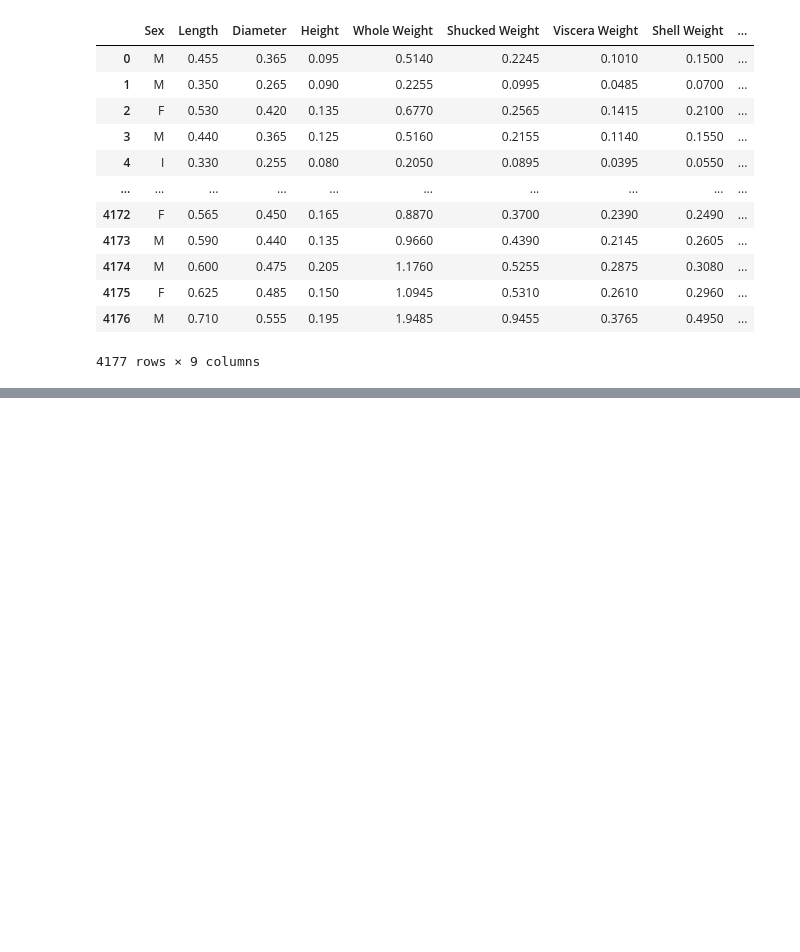
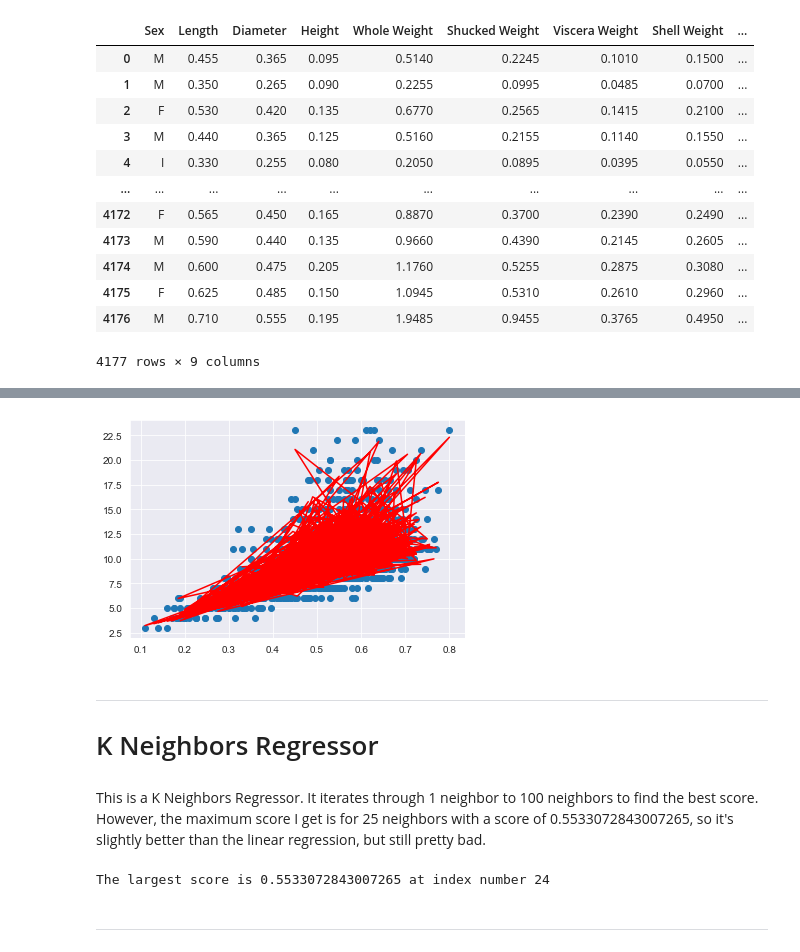
Before and after one commit to DoubleDow/AbaloneAIProject, a Jupyter notebook: abaloneProjectNotebook.ipynb, the cells around one changed output, grey strips where cells are left out. Cells and saved outputs as stored; diff of their text form; code cells hidden in the pictures; blank space fills up the shorter version.

```diff
--- a/abaloneProjectNotebook.ipynb
+++ b/abaloneProjectNotebook.ipynb
@@ -57,0 +123,6 @@ Potential Ways to Predict Rings
+# %%
+from sklearn.model_selection import train_test_split
+X_multi, y_multi = ab_data[['Length', 'Diameter', 'Height', 'Whole Weight', 'Shucked Weight', 'Viscera Weight', 'Shell Weight']], ab_data["Rings"]
+poly_multi = PolynomialFeatures(degree=2, include_bias=False)
+poly_features_multi = poly.fit_transform(X_multi)
+X_train, X_test, y_train, y_test = train_test_split(poly_features, y_multi, test_size=0.3, random_state=42)
@@ -57,0 +167,24 @@ Potential Ways to Predict Rings
+# %%
+plt.scatter(X_test['Length'], y_test)
+plt.plot(X_test['Length'], poly_reg_y_predicted, c="red")
+plt.show()
+# %% [output]
+[figure, added]
+# %% [markdown]
+***
+# K Neighbors Regressor
+# %% [markdown]
+This is a K Neighbors Regressor. It iterates through 1 neighbor to 100 neighbors to find the best score. However, the maximum score I get is for 25 neighbors with a score of 0.5533072843007265, so it's slightly better than the linear regression, but still pretty bad.
+# %%
+from sklearn.neighbors import KNeighborsRegressor
+KNRlist = []
+for i in range(1,100):
+    KNNreg = KNeighborsRegressor(n_neighbors=i)
+    KNNreg.fit(X_train, y_train)
+    KNRlist.append(KNNreg.score(X_test, y_test))
+
+print ("The largest score is " + str(max(KNRlist)) + " at index number " + str(KNRlist.index(max(KNRlist))))
+# %% [output]
+The largest score is 0.5533072843007265 at index number 24
+# %% [markdown]
+***
```
Also changed, not shown: parts of 24 cells of this notebook.
